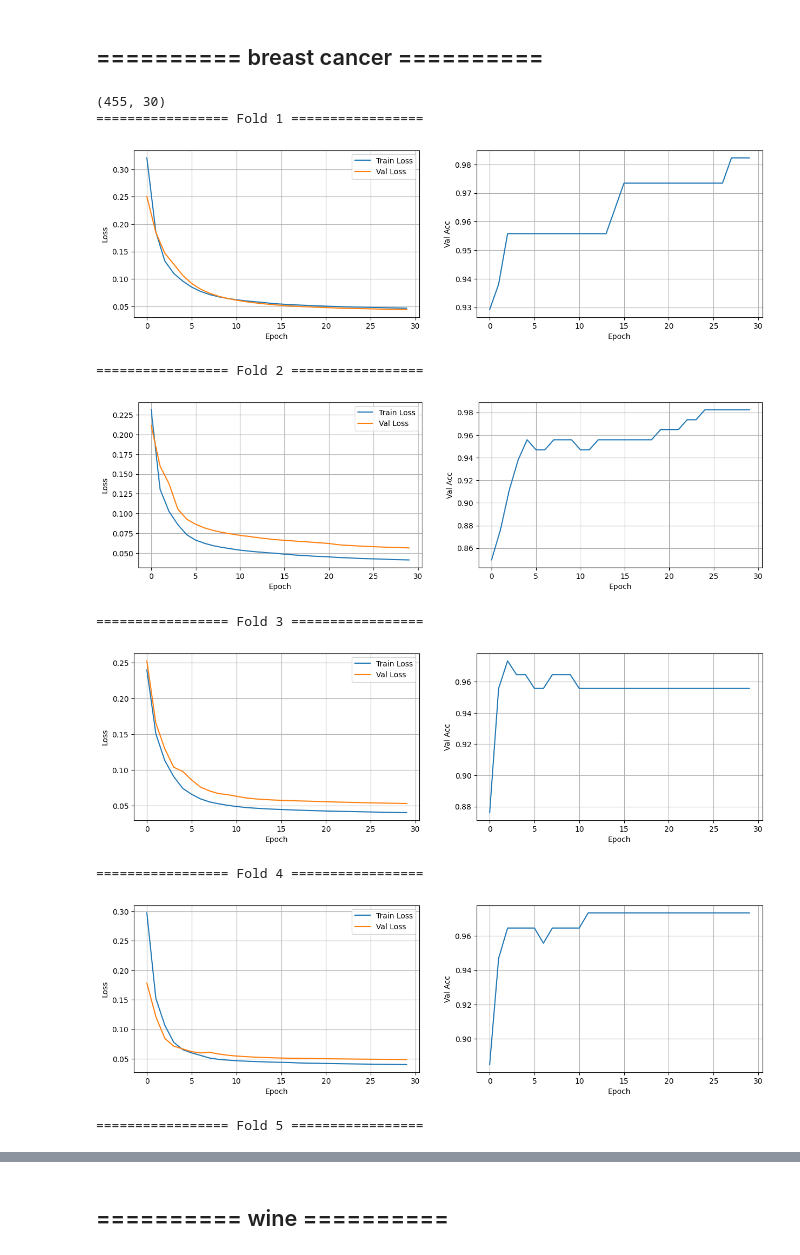
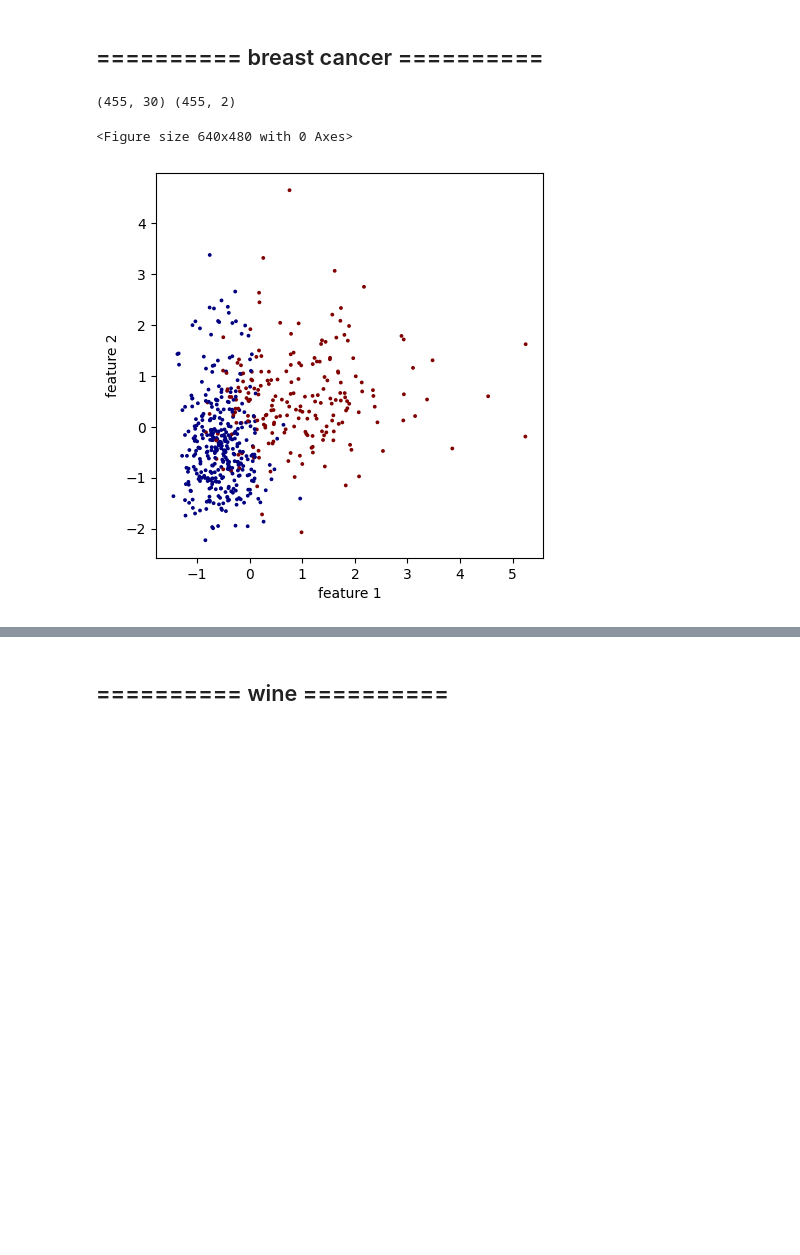
Before and after one commit to eddy0117/nn_hw, a Jupyter notebook: hw2.ipynb, the cells around one changed output, grey strips where cells are left out. Drawn from its saved outputs; the diff is of its cells as text; code cells hidden in the pictures; blank space fills up the shorter version.

Commit message:
add kfold and clean code

```diff
--- a/hw2.ipynb
+++ b/hw2.ipynb
@@ -569,6 +569,15 @@ class MLP:
         plt.ylabel('Val Acc')
         plt.plot(val_acc_arr)
         plt.show()
+
+def visualize_features(f1, f2, labels):
+    plt.set_cmap('jet')
+    plt.figure(figsize=(5, 5))
+    # plt.grid()
+    plt.xlabel('feature 1')
+    plt.ylabel('feature 2')
+    plt.scatter(f1, f2, c=labels, s=3)
+    plt.show()
 # %% [markdown]
 ## ========== Iris ==========
 # %%
@@ -688,43 +700,37 @@ idx = np.random.permutation(len(inputs))
 X_data = inputs[idx]
 Y_data = labels[idx]
 
 # 設定 train set 和 val set 的比例 (80% train, 20% val)
 train_size = int(len(X_data) * 0.8)
 val_size = len(X_data) - train_size
 
 X_train, Y_train = X_data[:train_size], Y_data[:train_size]
 X_val, Y_val = X_data[val_size:], Y_data[val_size:]
 
-print(X_train.shape)
+print(X_train.shape, Y_train.shape)
+visualize_features(X_data[:, 3], X_data[:, 1], np.argmax(Y_data, axis=1))
 
 hyper_params = {
     'lr': 0.05,
     'epoch': 30,
     'batch_size': 16,
     'alpha': 0.0
 }
 
 FOLD = 5
 
 # input features 有 30 個，總共 2 個 classes
 params_set_list = [
     # (30, 10, ReLU),
     # (10, 5, ReLU),
     (30, 2, ReLU)
 ]
 
 mlp = MLP(params_set_list)
-mlp.kfold(X_data, Y_data, FOLD, SquareLoss, hyper_params)
-# params = mlp.train(X_train, Y_train, X_val, Y_val, hyper_params)
+# mlp.kfold(X_data, Y_data, FOLD, SquareLoss, hyper_params)
+params = mlp.train(X_train, Y_train, X_val, Y_val, SquareLoss, hyper_params)
 # params
 # %% [output]
-(455, 30)
-================= Fold 1 =================
+(455, 30) (455, 2)
+<Figure size 640x480 with 0 Axes>
-[figure, old version]
+[figure, new version]
-================= Fold 2 =================
-[figure, removed]
-================= Fold 3 =================
-[figure, removed]
-================= Fold 4 =================
-[figure, removed]
-================= Fold 5 =================
```
Also changed, not shown: parts of 4 cells of this notebook.
